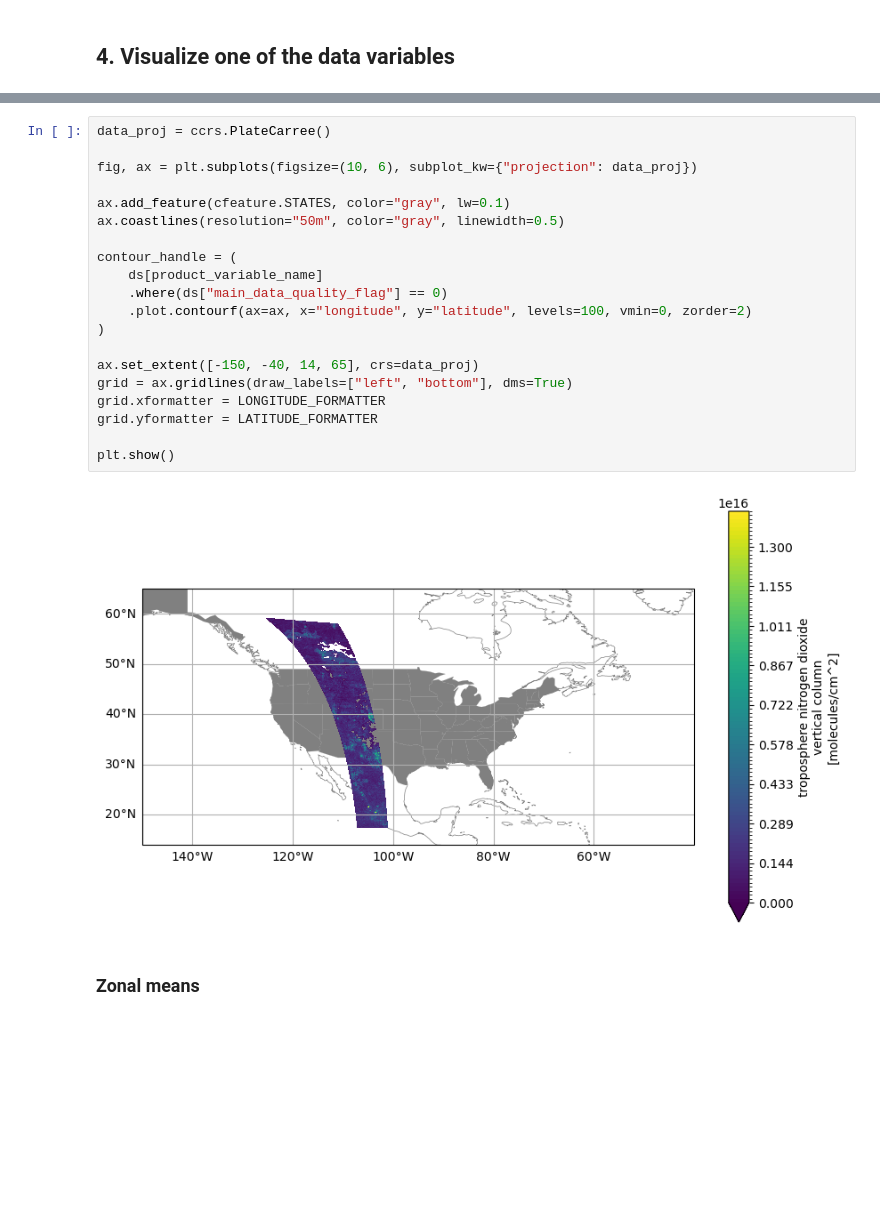
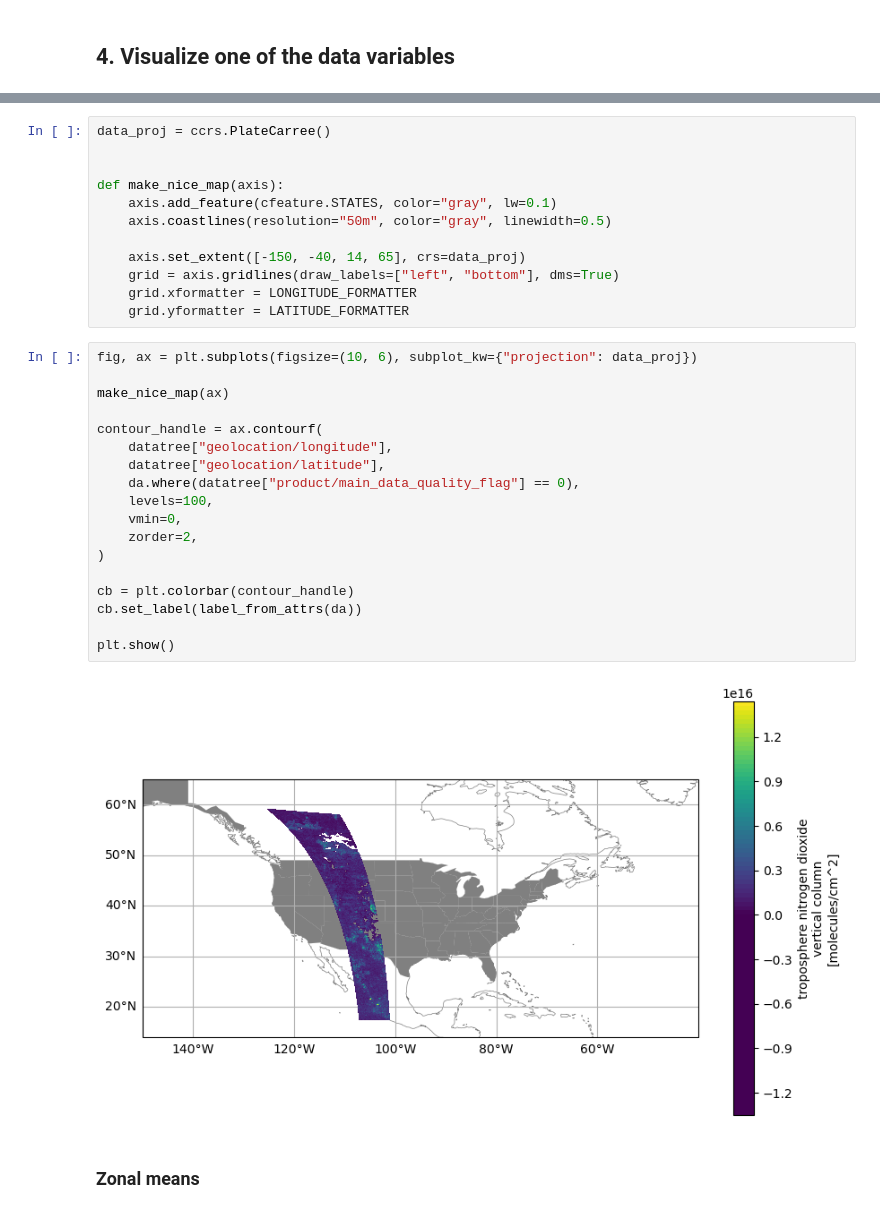
Before and after one commit to nasa/ASDC_Data_and_User_Services, a Jupyter notebook: TEMPO/how_to_visualize_TEMPO_data_using_harmony-py.ipynb, the cells around one changed output, grey strips where cells are left out. Saved outputs shown, nothing was run; the diff lists cells and outputs as text; blank space fills up the shorter version.

```diff
--- a/TEMPO/how_to_visualize_TEMPO_data_using_harmony-py.ipynb
+++ b/TEMPO/how_to_visualize_TEMPO_data_using_harmony-py.ipynb
@@ -165,25 +167,35 @@ Attributes:
 # %%
 data_proj = ccrs.PlateCarree()
 
-fig, ax = plt.subplots(figsize=(10, 6), subplot_kw={"projection": data_proj})
 
-ax.add_feature(cfeature.STATES, color="gray", lw=0.1)
-ax.coastlines(resolution="50m", color="gray", linewidth=0.5)
+def make_nice_map(axis):
+    axis.add_feature(cfeature.STATES, color="gray", lw=0.1)
+    axis.coastlines(resolution="50m", color="gray", linewidth=0.5)
 
-contour_handle = (
-    ds[product_variable_name]
-    .where(ds["main_data_quality_flag"] == 0)
-    .plot.contourf(ax=ax, x="longitude", y="latitude", levels=100, vmin=0, zorder=2)
-)
-
-ax.set_extent([-150, -40, 14, 65], crs=data_proj)
-grid = ax.gridlines(draw_labels=["left", "bottom"], dms=True)
-grid.xformatter = LONGITUDE_FORMATTER
-grid.yformatter = LATITUDE_FORMATTER
-
-plt.show()
+    axis.set_extent([-150, -40, 14, 65], crs=data_proj)
+    grid = axis.gridlines(draw_labels=["left", "bottom"], dms=True)
+    grid.xformatter = LONGITUDE_FORMATTER
+    grid.yformatter = LATITUDE_FORMATTER
-# %% [output]
-[figure, removed]
+# %%
+fig, ax = plt.subplots(figsize=(10, 6), subplot_kw={"projection": data_proj})
+
+make_nice_map(ax)
+
+contour_handle = ax.contourf(
+    datatree["geolocation/longitude"],
+    datatree["geolocation/latitude"],
+    da.where(datatree["product/main_data_quality_flag"] == 0),
+    levels=100,
+    vmin=0,
+    zorder=2,
+)
+
+cb = plt.colorbar(contour_handle)
+cb.set_label(label_from_attrs(da))
+
+plt.show()
+# %% [output]
+[figure, added]
 # %% [markdown]
 ### Zonal means
 # %%
```
Also changed, not shown: parts of 18 cells of this notebook.
